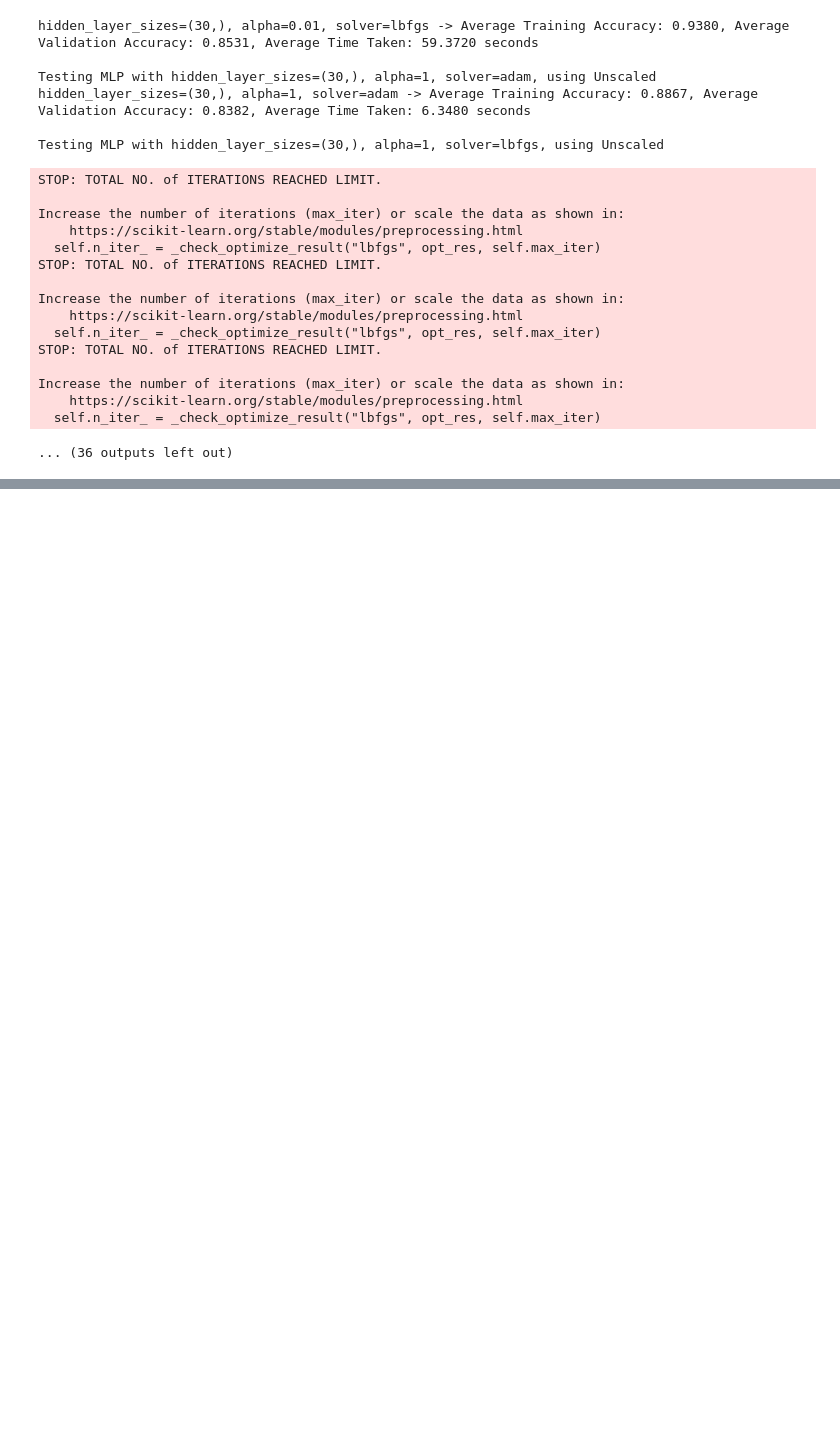
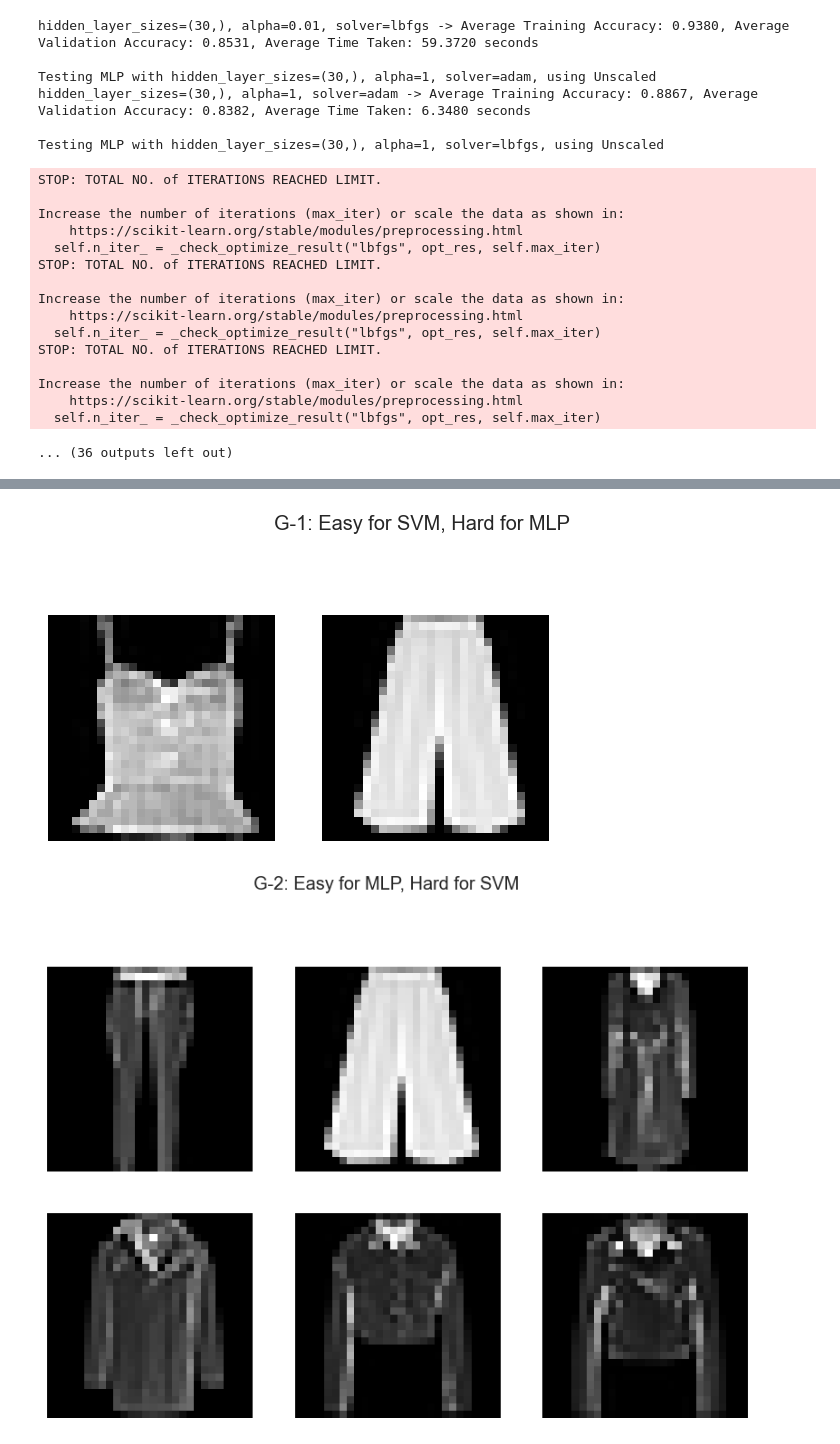
Before and after one commit to mencinas93/SVM-and-MLP, a Jupyter notebook: Homework_4_Encinas_Code.ipynb, the cells around one changed output, grey strips where cells are left out. Cells and saved outputs as stored; diff of their text form; code cells hidden in the pictures; blank space fills up the shorter version.

```diff
--- a/Homework_4_Encinas_Code.ipynb
+++ b/Homework_4_Encinas_Code.ipynb
@@ -1231,0 +1269,20 @@ plt.show()
+# %%
+def display_images(X, indices, title):
+
+    valid_indices = [i for i in indices if i < len(X)]
+
+    plt.figure(figsize=(10, 10))
+    for i, idx in enumerate(valid_indices[:9]):
+        plt.subplot(3, 3, i + 1)
+        plt.imshow(X[idx].reshape(28, 28), cmap='gray')
+        plt.axis('off')
+    plt.suptitle(title)
+    plt.show()
+
+
+display_images(X_test_scaled, G1_indices, "G-1: Easy for SVM, Hard for MLP")
+display_images(X_test_scaled, G2_indices, "G-2: Easy for MLP, Hard for SVM")
+display_images(X_test_scaled, G3_indices, "G-3: Hard for Both")
+# %% [output]
+[figure, added]
+[figure, added]
```
Also changed, not shown: parts of 26 cells of this notebook.
